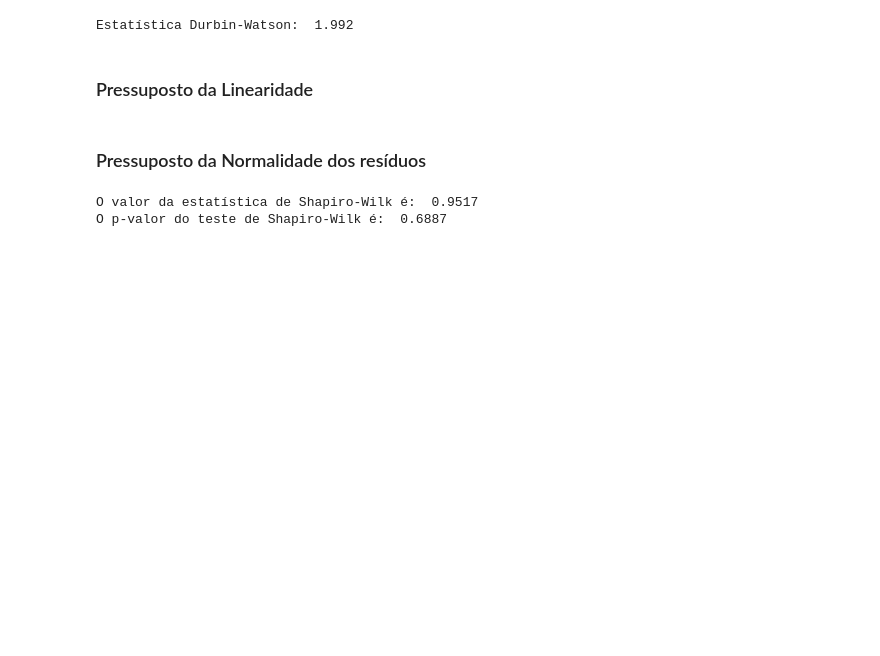
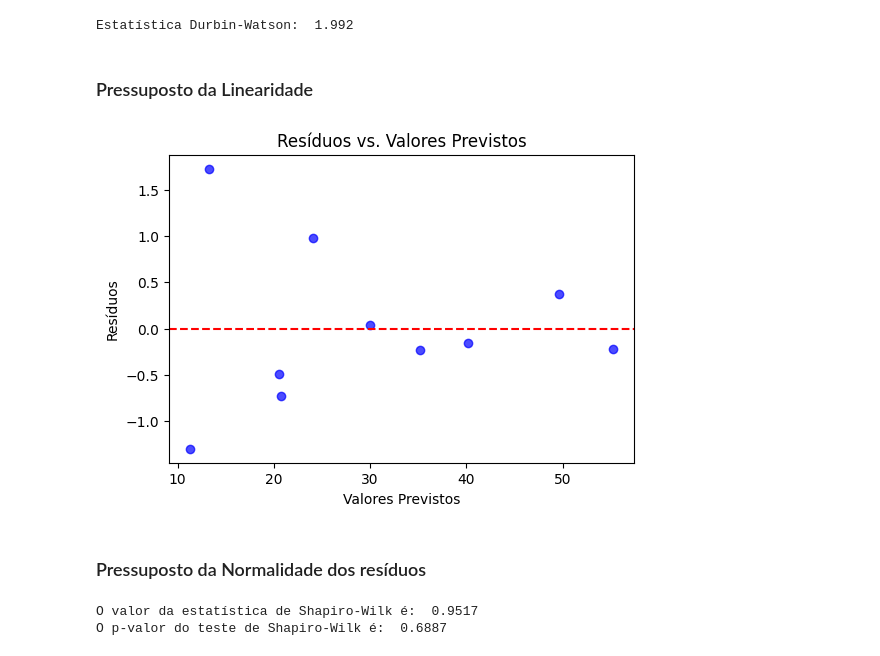
Before and after one commit to HerickSilva9/Aplicacoes-MCRL, a Jupyter notebook: main.ipynb, the cells around one changed output. Saved outputs shown, nothing was run; the diff lists cells and outputs as text; code cells hidden in the pictures; blank space fills up the shorter version.

Commit message:
Geração dos Fitted Values e gráfico de linearidade

```diff
--- a/main.ipynb
+++ b/main.ipynb
@@ -194,8 +194,9 @@ Suposições primárias do Modelo de Regressão Linear
 
 4) Homoscedasticidade dos resíduos: Gráfico de escala_locação + Breusch-Pagan
 # %%
-# Geração dos resíduos
-residuos = fit.resid
+# Geração dos resíduos e valores ajustados
+residuals = fit.resid
+fitted_values = fit.fittedvalues
 # %% [markdown]
 ### Pressuposto da independência
 # %%
@@ -210,3 +209,16 @@ Estatística Durbin-Watson:  1.992
+# %%
+# Linearidade
+# Linearidade
+# Plotando os resíduos
+plt.figure(figsize = (6, 4))
+plt.scatter(fitted_values, residuals, color = 'blue', alpha = 0.7)
+plt.axhline(y = 0, color = 'red', linestyle = '--')
+plt.xlabel('Valores Previstos')
+plt.ylabel('Resíduos')
+plt.title('Resíduos vs. Valores Previstos')
+plt.show()
+# %% [output]
+[figure, added]
 # %% [markdown]
 ### Pressuposto da Normalidade dos resíduos
 # %%
```
Also changed, not shown: parts of 5 cells of this notebook.
